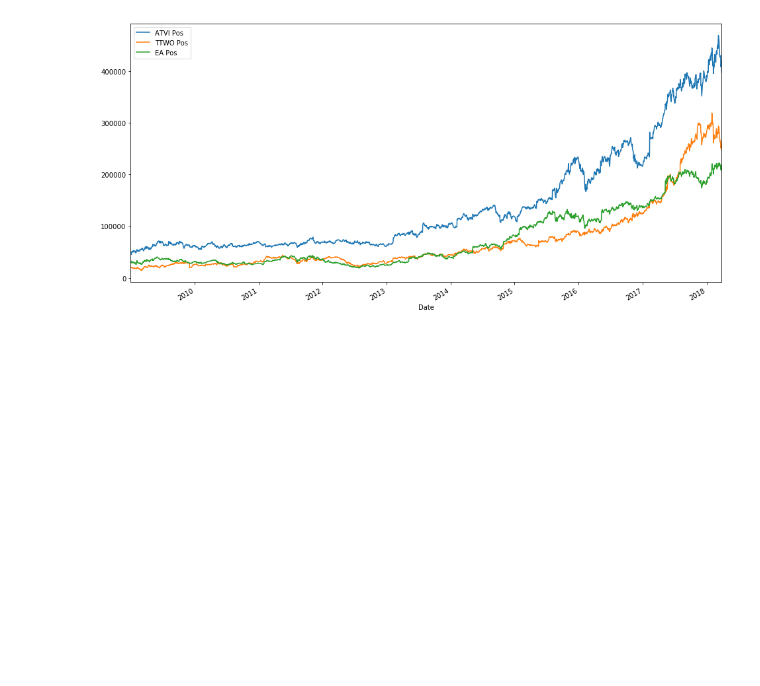
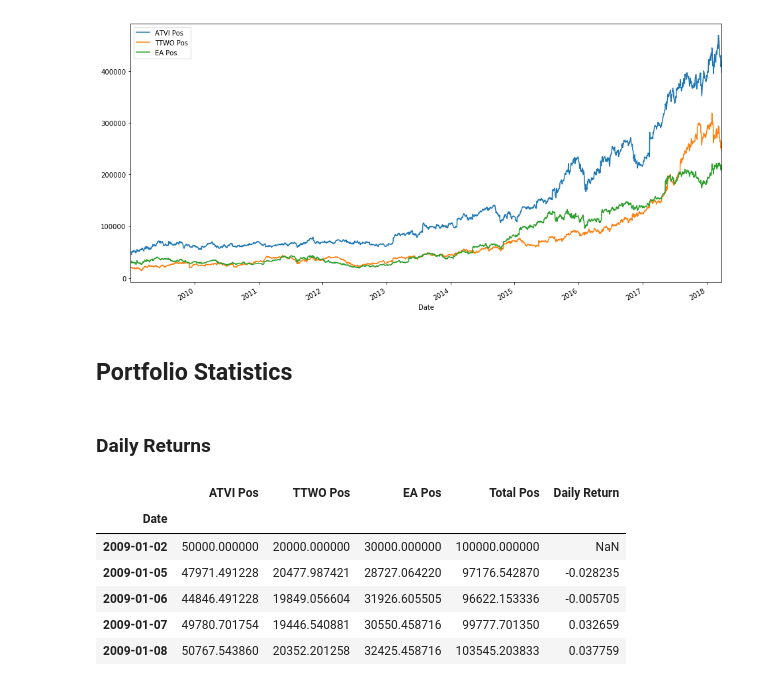
Before and after one commit to SimonSlominski/Python_for_finance, a Jupyter notebook: Sharpe_ratio_and_portfolio_values_analysis/Sharpe Ratio and Portfolio Values.ipynb, the cells around one changed output. Cells and saved outputs as stored; diff of their text form; code cells hidden in the pictures; blank space fills up the shorter version.

```diff
--- a/Sharpe_ratio_and_portfolio_values_analysis/Sharpe Ratio and Portfolio Values.ipynb
+++ b/Sharpe_ratio_and_portfolio_values_analysis/Sharpe Ratio and Portfolio Values.ipynb
@@ -130,3 +130,18 @@ portfolio_value.drop('Total Pos', axis=1).plot(kind='line', figsize=(16,8))
 # %% [output]
 <matplotlib.axes._subplots.AxesSubplot at 0x...>
 [figure]
+# %% [markdown]
+## Portfolio Statistics
+# %% [markdown]
+### Daily Returns
+# %%
+portfolio_value['Daily Return'] = portfolio_value['Total Pos'].pct_change(1)
+portfolio_value.head()
+# %% [output]
+|  | ATVI Pos | TTWO Pos | EA Pos | Total Pos | Daily Return |
+| Date |  |  |  |  |  |
+| 2009-01-02 | 50000.000000 | 20000.000000 | 30000.000000 | 100000.000000 | NaN |
+| 2009-01-05 | 47971.491228 | 20477.987421 | 28727.064220 | 97176.542870 | -0.028235 |
+| 2009-01-06 | 44846.491228 | 19849.056604 | 31926.605505 | 96622.153336 | -0.005705 |
+| 2009-01-07 | 49780.701754 | 19446.540881 | 30550.458716 | 99777.701350 | 0.032659 |
+| 2009-01-08 | 50767.543860 | 20352.201258 | 32425.458716 | 103545.203833 | 0.037759 |
```
Also changed, not shown: parts of 10 cells of this notebook.
